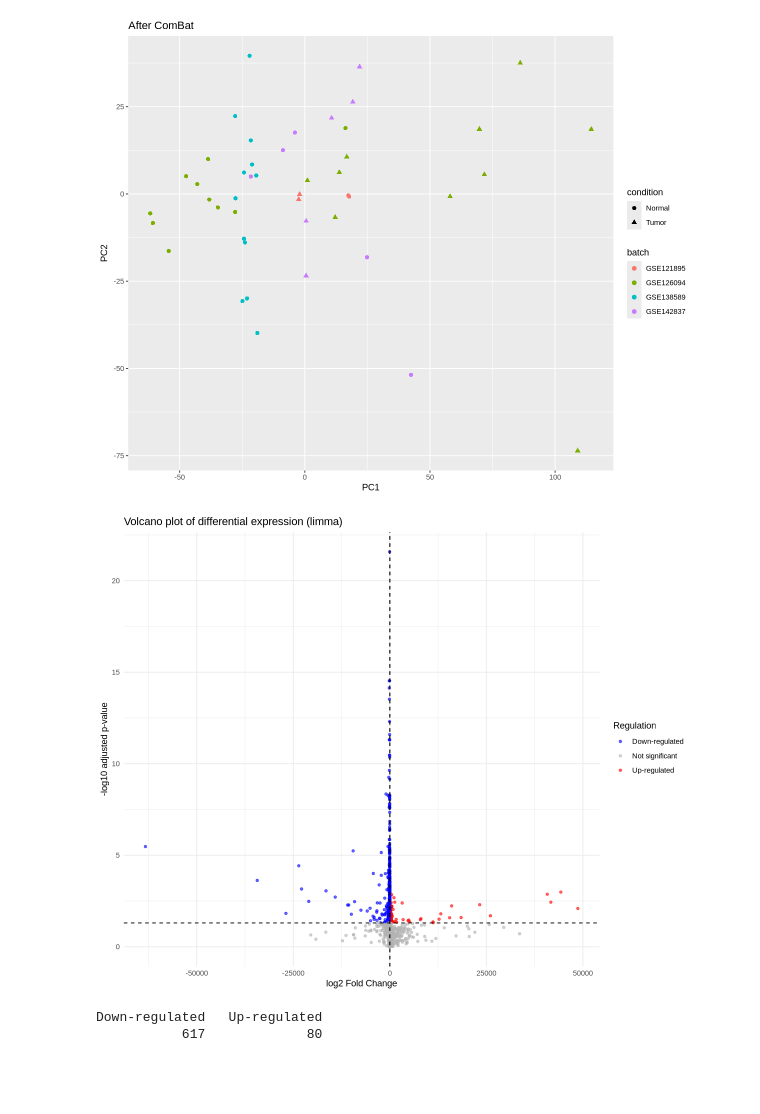
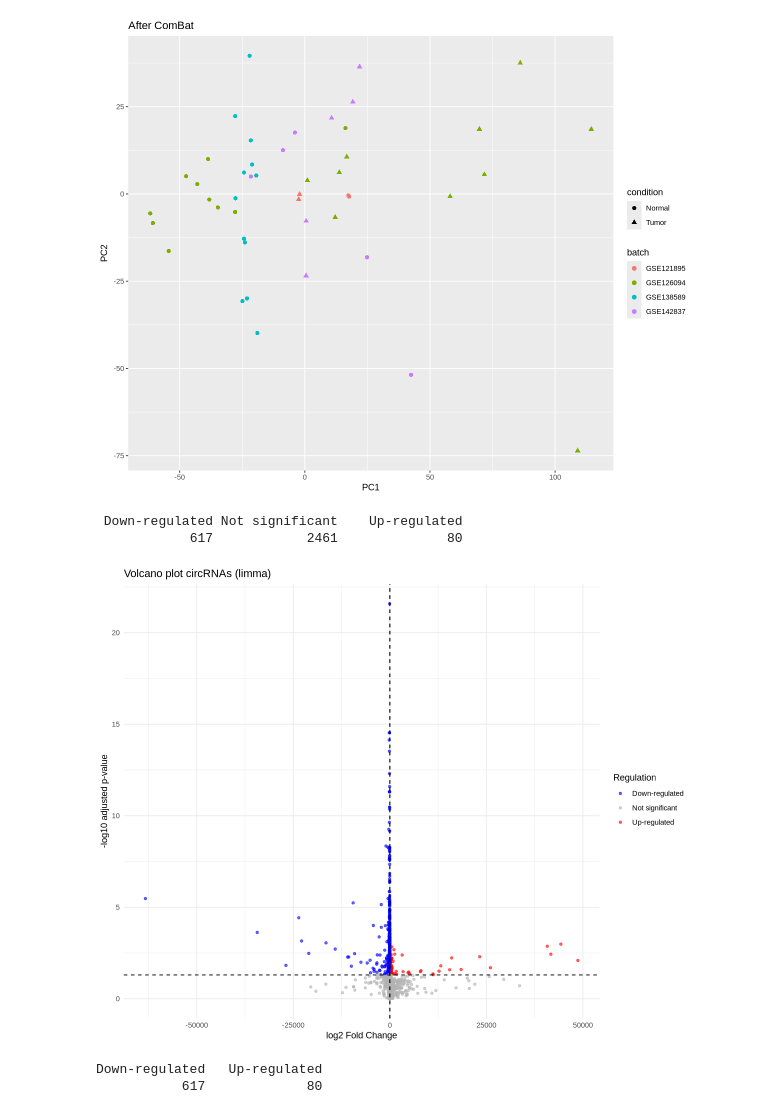
Before and after one commit to sbustamante21/taller_omics_2025, a Jupyter notebook: unidad3/main.ipynb, the cells around one changed output. Drawn from its saved outputs; the diff is of its cells as text; code cells hidden in the pictures; blank space fills up the shorter version.

```diff
--- a/unidad3/main.ipynb
+++ b/unidad3/main.ipynb
@@ -429,28 +488,33 @@ res <- res[!is.na(res$adj.P.Val), ]
 
 # add Category column
 res$Category <- "Not significant"
-res[which(res$logFC > 2 & res$adj.P.Val <= 0.05),]$Category <- "Up-regulated"
-res[which(res$logFC <= -2 & res$adj.P.Val <= 0.05),]$Category <- "Down-regulated"
+res[which(res$logFC > 1 & res$adj.P.Val <= 0.05),]$Category <- "Up-regulated"
+res[which(res$logFC <= -1 & res$adj.P.Val <= 0.05),]$Category <- "Down-regulated"
+# %%
+table(res$Category)
+# %% [output]
+ Down-regulated Not significant    Up-regulated
+            617            2461              80
 # %%
 # Make volcano plot of the limma results
-log2fc_thresh <- 2
+log2fc_thresh <- 1
 padj_thresh   <- 0.05
 res$negLog10Padj <- -log10(res$adj.P.Val)
 p_volcano <- ggplot(res, aes(x = logFC, y = negLog10Padj, color = Category)) +
   geom_point(alpha = 0.6, size = 1.2) +
   scale_color_manual(values = c("Down-regulated" = "blue", "Not significant" = "grey70", "Up-regulated" = "red")) +
   geom_vline(xintercept = c(-log2fc_thresh, log2fc_thresh), linetype = "dashed") +
   geom_hline(yintercept = -log10(padj_thresh), linetype = "dashed") +
   labs(
     x = "log2 Fold Change",
     y = "-log10 adjusted p-value",
     color = "Regulation",
-    title = "Volcano plot of differential expression (limma)"
+    title = "Volcano plot circRNAs (limma)"
   ) +
   theme_minimal()
 p_volcano
 # %% [output]
-[figure, old version]
+[figure, new version]
 # %%
 circ_res <- res[res$Category != "Not significant", ]
 sig_circrnas <- rownames(res[res$Category != "Not significant", ])
```
Also changed, not shown: parts of 12 cells of this notebook.
